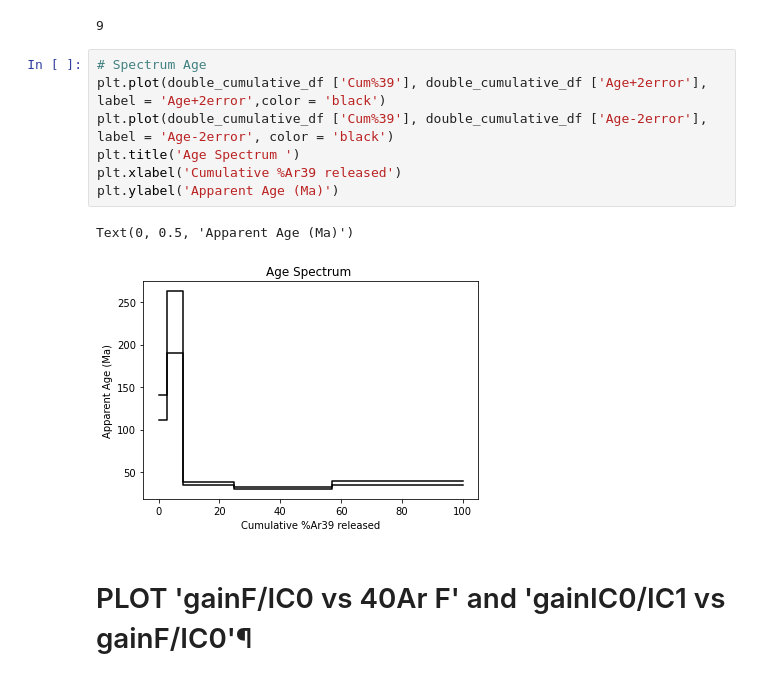
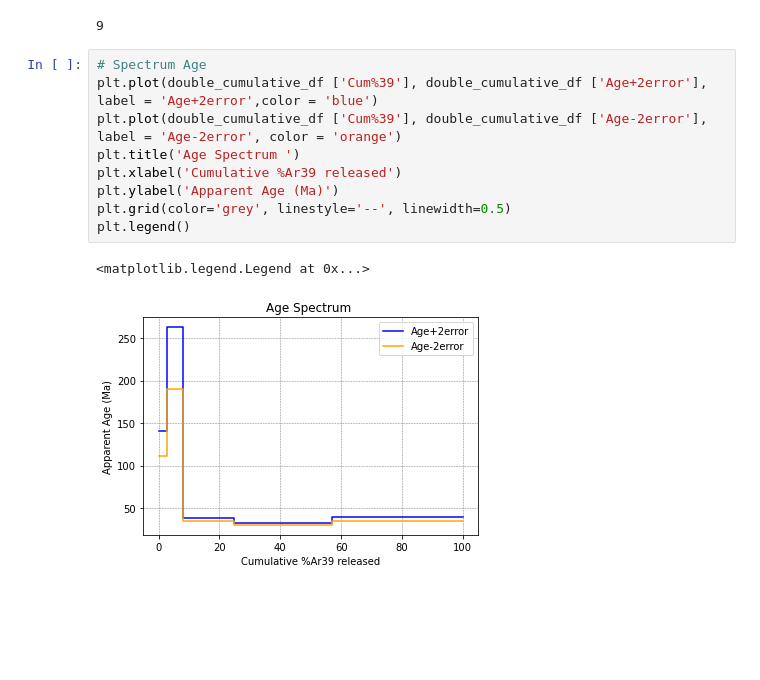
Before and after one commit to gecos-lab/PyCalcolAr, a Jupyter notebook: notebooks/PyCalcolAr_working.ipynb, the cells around one changed output. Cells and saved outputs as stored; diff of their text form; blank space fills up the shorter version.

```diff
--- a/notebooks/PyCalcolAr_working.ipynb
+++ b/notebooks/PyCalcolAr_working.ipynb
@@ -1582,13 +1602,13 @@ double_cumulative_df['Age-2error'] = double_age_meno_2error_df['Age-2error']
 9
 # %%
 # Spectrum Age
-plt.plot(double_cumulative_df ['Cum%39'], double_cumulative_df ['Age+2error'], label = 'Age+2error',color = 'black')
-plt.plot(double_cumulative_df ['Cum%39'], double_cumulative_df ['Age-2error'], label = 'Age-2error', color = 'black')
+plt.plot(double_cumulative_df ['Cum%39'], double_cumulative_df ['Age+2error'], label = 'Age+2error',color = 'blue')
+plt.plot(double_cumulative_df ['Cum%39'], double_cumulative_df ['Age-2error'], label = 'Age-2error', color = 'orange')
 plt.title('Age Spectrum ')
 plt.xlabel('Cumulative %Ar39 released')
 plt.ylabel('Apparent Age (Ma)')
+plt.grid(color='grey', linestyle='--', linewidth=0.5)
+plt.legend()
 # %% [output]
-Text(0, 0.5, 'Apparent Age (Ma)')
+<matplotlib.legend.Legend at 0x...>
-[figure, old version]
+[figure, new version]
-# %% [markdown]
-# PLOT 'gainF/IC0 vs 40Ar F' and 'gainIC0/IC1 vs gainF/IC0'¶
```
Also changed, not shown: parts of 69 cells of this notebook.
